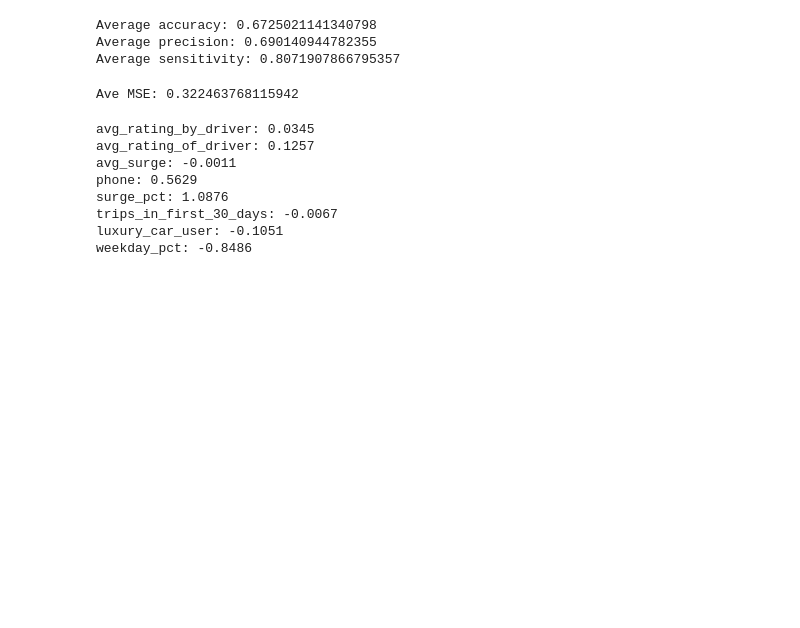
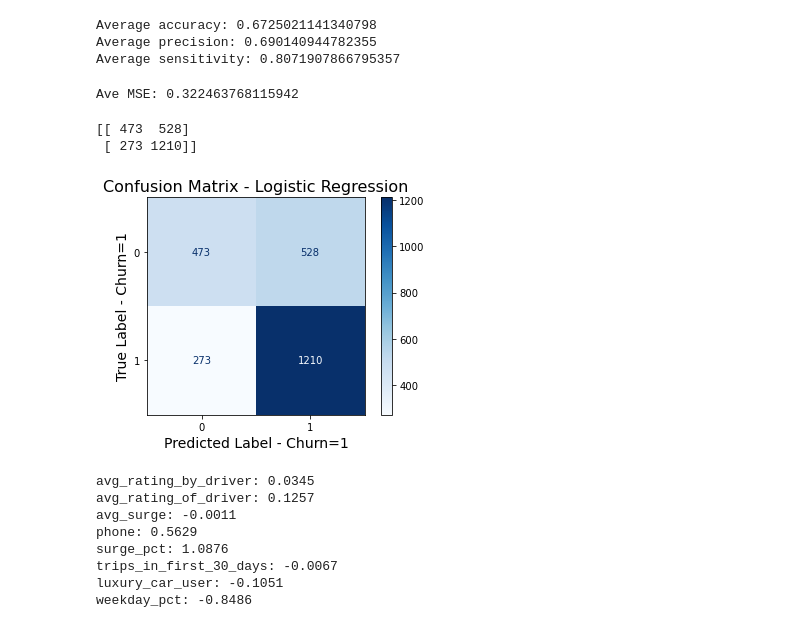
Before and after one commit to sambuckwild/rideshare, a Jupyter notebook: sams notebook.ipynb, the cells around one changed output. Cells and saved outputs as stored; diff of their text form; code cells hidden in the pictures; blank space fills up the shorter version.

```diff
--- a/sams notebook.ipynb
+++ b/sams notebook.ipynb
@@ -181,3 +167,9 @@ Average sensitivity: 0.8071907866795357
 print('Ave MSE: {}'.format(np.mean(mse)))
 # %% [output]
 Ave MSE: 0.322463768115942
+# %%
+cm = confusion_matrix(y_true, y_pred)
+print(cm)
+# %% [output]
+[[ 473  528]
+ [ 273 1210]]
@@ -184,3 +178,11 @@ Ave MSE: 0.322463768115942
+# %%
+disp = ConfusionMatrixDisplay(confusion_matrix=cm).plot(cmap='Blues')
+disp.im_
+plt.title('Confusion Matrix - Logistic Regression', fontsize=16)
+plt.xlabel('Predicted Label - Churn=1', fontsize=14)
+plt.ylabel('True Label - Churn=1', fontsize=14);
+# %% [output]
+[figure, added]
 # %%
 for name, coef in zip(df.columns[1:], model.coef_[0]):
     print("{0}: {1:0.4f}".format(name, coef))
```
Also changed, not shown: parts of 6 cells of this notebook, 5 other files.
